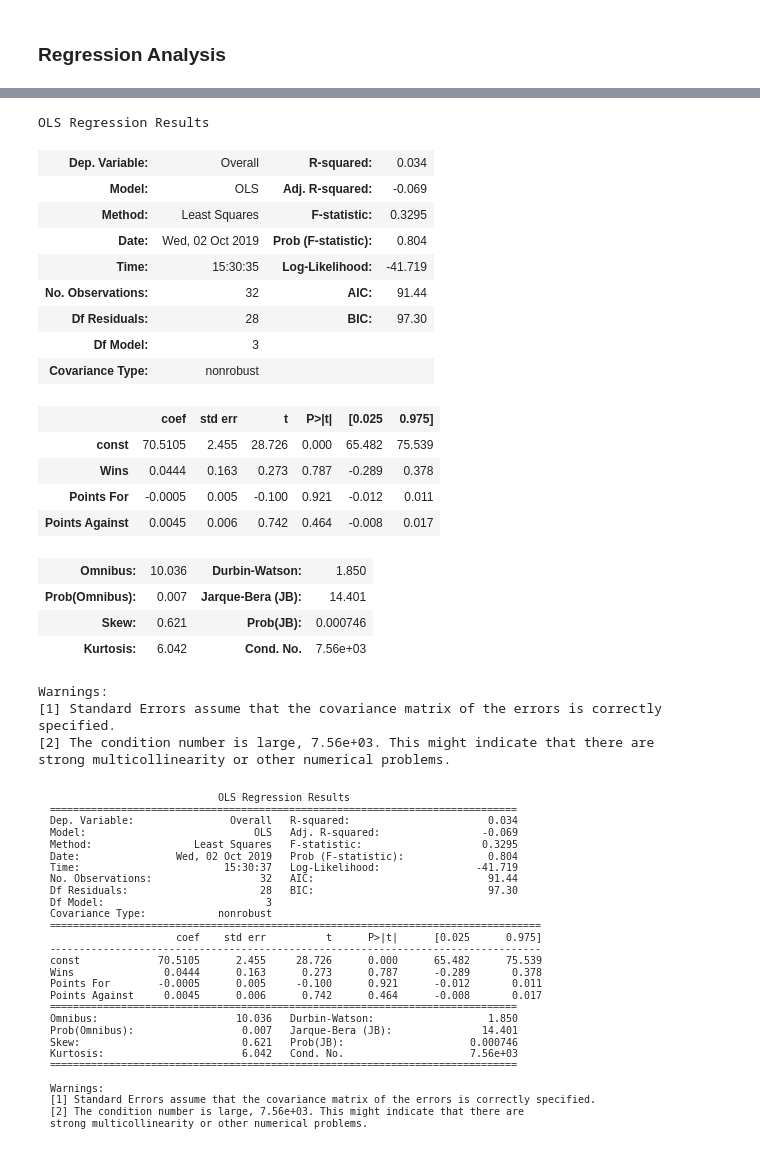
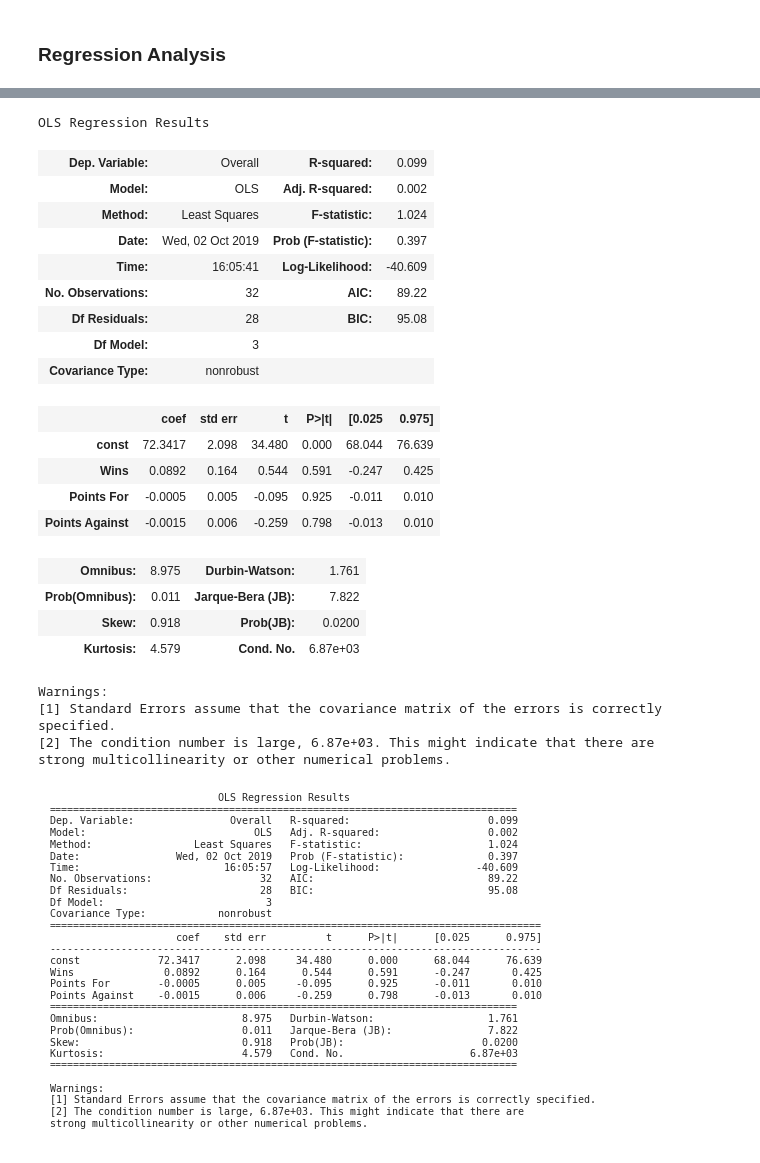
Before and after one commit to 00geist00/project-one, a Jupyter notebook: data_import.ipynb, the cells around one changed output, grey strips where cells are left out. Drawn from its saved outputs; the diff is of its cells as text; code cells hidden in the pictures.

```diff
--- a/data_import.ipynb
+++ b/data_import.ipynb
@@ -354,40 +378,40 @@ Text(0, 0.5, 'Teams')
 # %%
 y_2018 = regression_2018["Overall"]
 X_2018 = regression_2018[["Wins", "Points For", "Points Against"]]
-X_2018 = sm.add_constant(X)
+X_2018 = sm.add_constant(X_2018)
 
-model = sm.OLS(y_2018, X_2018).fit()
-predictions = model.predict(X_2018)
-model.summary()
+model_2018 = sm.OLS(y_2018, X_2018).fit()
+predictions_2018 = model_2018.predict(X_2018)
+model_2018.summary()
 # %% [output]
 OLS Regression Results
-| Dep. Variable: | Overall | R-squared: | 0.034 |
-| Model: | OLS | Adj. R-squared: | -0.069 |
-| Method: | Least Squares | F-statistic: | 0.3295 |
-| Date: | Wed, 02 Oct 2019 | Prob (F-statistic): | 0.804 |
-| Time: | 15:30:35 | Log-Likelihood: | -41.719 |
-| No. Observations: | 32 | AIC: | 91.44 |
-| Df Residuals: | 28 | BIC: | 97.30 |
+| Dep. Variable: | Overall | R-squared: | 0.099 |
+| Model: | OLS | Adj. R-squared: | 0.002 |
+| Method: | Least Squares | F-statistic: | 1.024 |
+| Date: | Wed, 02 Oct 2019 | Prob (F-statistic): | 0.397 |
+| Time: | 16:05:41 | Log-Likelihood: | -40.609 |
+| No. Observations: | 32 | AIC: | 89.22 |
+| Df Residuals: | 28 | BIC: | 95.08 |
 | Df Model: | 3 |  |  |
 | Covariance Type: | nonrobust |  |  |
 |  | coef | std err | t | P>|t| | [0.025 | 0.975] |
-| const | 70.5105 | 2.455 | 28.726 | 0.000 | 65.482 | 75.539 |
-| Wins | 0.0444 | 0.163 | 0.273 | 0.787 | -0.289 | 0.378 |
-| Points For | -0.0005 | 0.005 | -0.100 | 0.921 | -0.012 | 0.011 |
-| Points Against | 0.0045 | 0.006 | 0.742 | 0.464 | -0.008 | 0.017 |
+| const | 72.3417 | 2.098 | 34.480 | 0.000 | 68.044 | 76.639 |
+| Wins | 0.0892 | 0.164 | 0.544 | 0.591 | -0.247 | 0.425 |
+| Points For | -0.0005 | 0.005 | -0.095 | 0.925 | -0.011 | 0.010 |
+| Points Against | -0.0015 | 0.006 | -0.259 | 0.798 | -0.013 | 0.010 |
-| Omnibus: | 10.036 | Durbin-Watson: | 1.850 |
-| Prob(Omnibus): | 0.007 | Jarque-Bera (JB): | 14.401 |
-| Skew: | 0.621 | Prob(JB): | 0.000746 |
-| Kurtosis: | 6.042 | Cond. No. | 7.56e+03 |
+| Omnibus: | 8.975 | Durbin-Watson: | 1.761 |
+| Prob(Omnibus): | 0.011 | Jarque-Bera (JB): | 7.822 |
+| Skew: | 0.918 | Prob(JB): | 0.0200 |
+| Kurtosis: | 4.579 | Cond. No. | 6.87e+03 |
 Warnings:
 [1] Standard Errors assume that the covariance matrix of the errors is correctly specified.
-[2] The condition number is large, 7.56e+03. This might indicate that there are
+[2] The condition number is large, 6.87e+03. This might indicate that there are
 strong multicollinearity or other numerical problems.
 # %%
 plt.rc('figure', figsize=(8, 5))
-plt.text(0.01, 0.05, str(model.summary()), {'fontsize': 10}, fontproperties = 'monospace') # approach improved by OP -> monospace!
+plt.text(0.01, 0.05, str(model_2018.summary()), {'fontsize': 10}, fontproperties = 'monospace') # approach improved by OP -> monospace!
 plt.axis('off')
 plt.tight_layout()
 plt.savefig('Table1 - Regression 2018.png')
 # %% [output]
-[figure, old version]
+[figure, new version]
```
Also changed, not shown: parts of 7 cells of this notebook, 3 other files.
